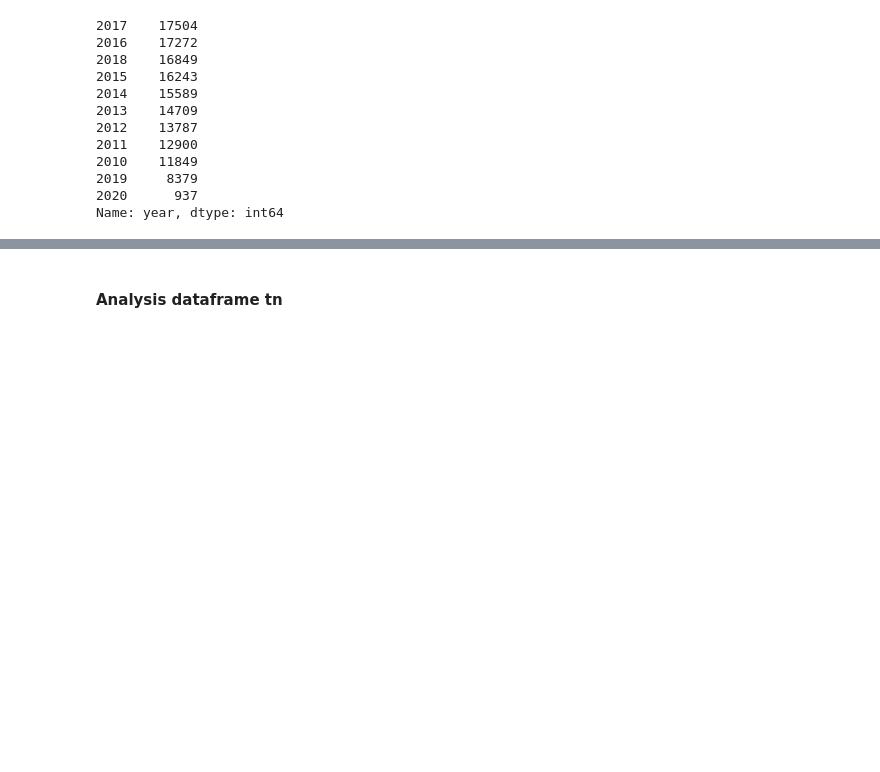
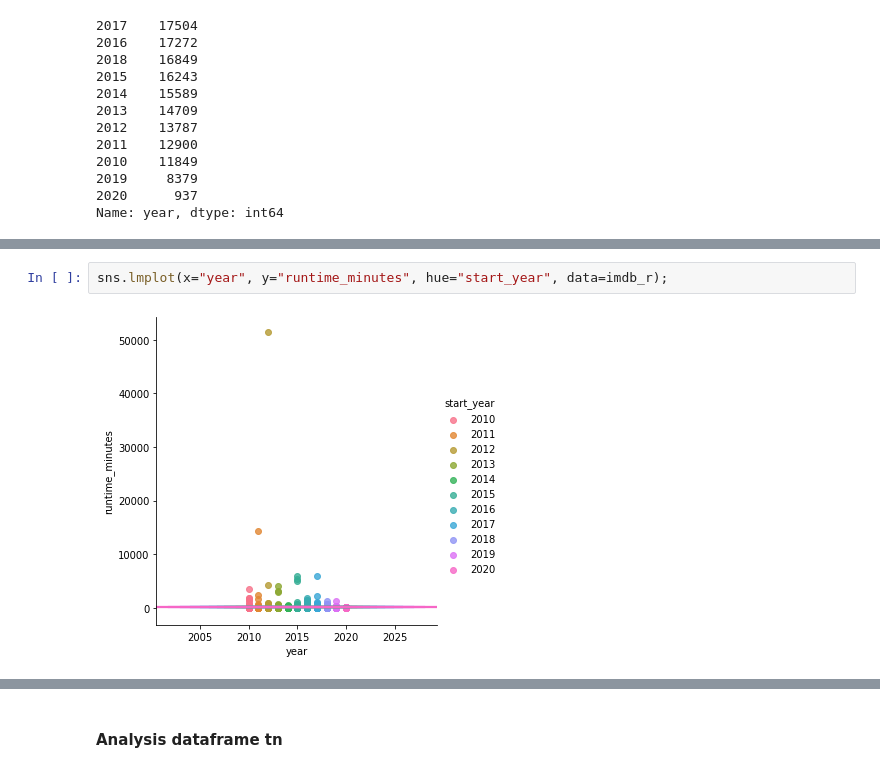
Before and after one commit to ksis1st/Project_MS_Studio, a Jupyter notebook: Project_MS_Studio.ipynb, the cells around one changed output, grey strips where cells are left out. Saved outputs shown, nothing was run; the diff lists cells and outputs as text; blank space fills up the shorter version.

```diff
--- a/Project_MS_Studio.ipynb
+++ b/Project_MS_Studio.ipynb
@@ -1461,0 +1497,4 @@ Name: year, dtype: int64
+# %%
+sns.lmplot(x="year", y="runtime_minutes", hue="start_year", data=imdb_r);
+# %% [output]
+[figure, added]
```
Also changed, not shown: parts of 69 cells of this notebook, 1 other file.
